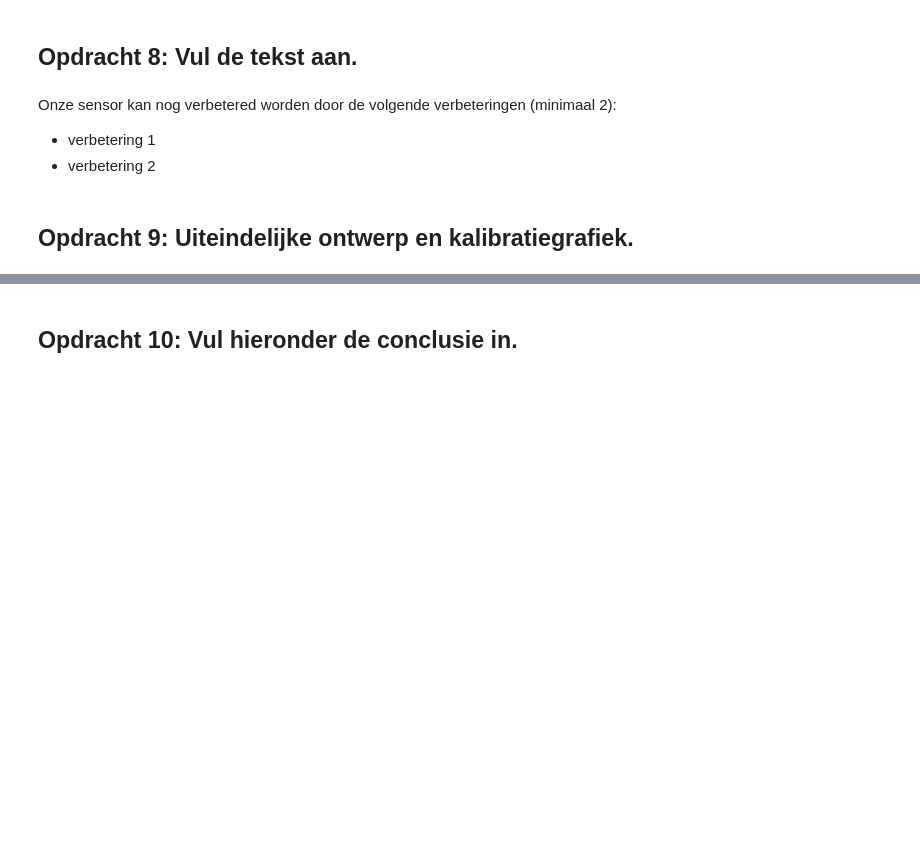
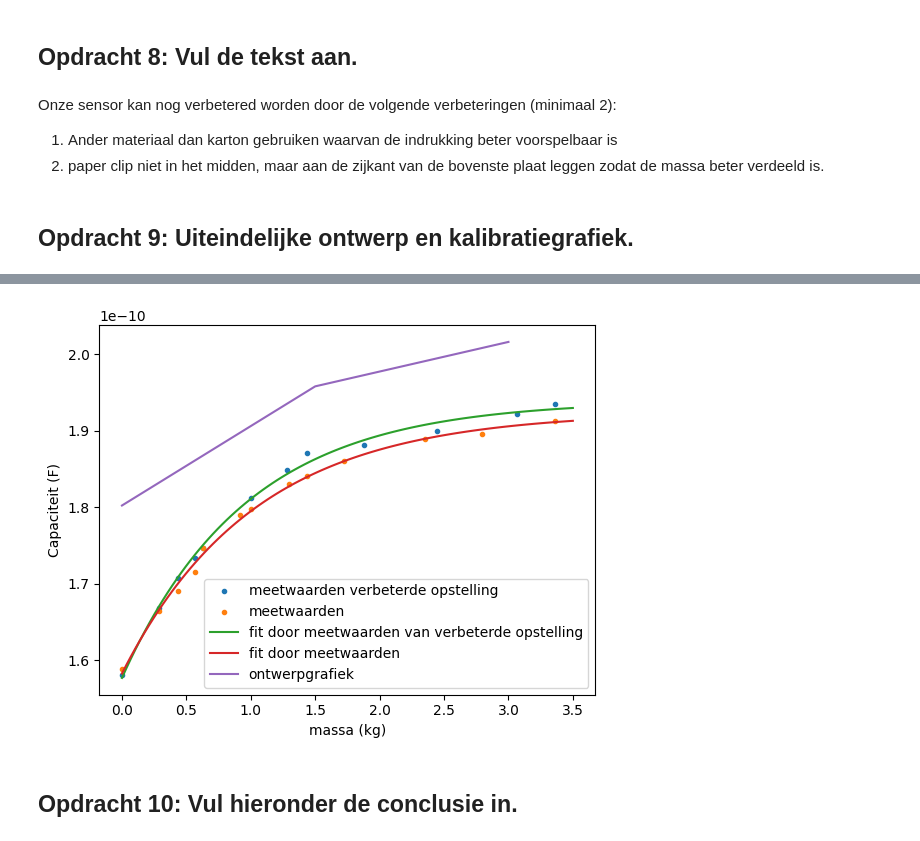
Before and after one commit to ebepolman-bit/opdrachten-DEF-D, a Jupyter notebook: FysiekeOntwerpopdrachten/2OntwerpEenSensorCondensator/DEFOntwerpopdracht2OntwerpEenSensorInvulTemplate.ipynb, the cells around one changed output, grey strips where cells are left out. Saved outputs shown, nothing was run; the diff lists cells and outputs as text; code cells hidden in the pictures; blank space fills up the shorter version.

```diff
--- a/FysiekeOntwerpopdrachten/2OntwerpEenSensorCondensator/DEFOntwerpopdracht2OntwerpEenSensorInvulTemplate.ipynb
+++ b/FysiekeOntwerpopdrachten/2OntwerpEenSensorCondensator/DEFOntwerpopdracht2OntwerpEenSensorInvulTemplate.ipynb
@@ -131,8 +163,8 @@ plt.plot(massas, Capaciteit, '.')
 # %% [markdown]
 Onze sensor kan nog verbetered worden door de volgende verbeteringen (minimaal 2):
 
-* verbetering 1
-* verbetering 2
+1. Ander materiaal dan karton gebruiken waarvan de indrukking beter voorspelbaar is
+2. paper clip niet in het midden, maar aan de zijkant van de bovenste plaat leggen zodat de massa beter verdeeld is.
 # %% [markdown]
 ## Opdracht 9: Uiteindelijke ontwerp en kalibratiegrafiek.
 # %% [markdown]
@@ -144,3 +173,36 @@ Onze sensor kan nog verbetered worden door de volgende verbeteringen (minimaal 2
+# %%
+# Plot hier je oorspronkelijke en je uiteindelijke kalibratiegrafieken, fit daar een bijpassende lijn door
+# en zet ook de verwachte ontwerpgrafiek erbij
+massa_verb = 1e-3*np.array([0, 288.6,627.7,436.8,567.4,436.8+567.4,288.6+426.8+567.4,1438.3,1438.3+436.8,1438.3+436.8+567.4,1438.3+436.8+567.4+627.7,1438.3+436.8+567.4+627.7+288.6])
+Cap_verb = 1e-12 * np.array([158.0, 166.8,174.7,170.7,173.4,181.2,184.9,187.1,188.2,190.0,192.2,193.5])
+
+plt.plot(massa_verb, Cap_verb, ".", label = "meetwaarden verbeterde opstelling")
+
+plt.plot(massas_ard,Cap_ard, ".", label = "meetwaarden")
+
+xtst = np.linspace(0,3.5,100)
+
+def fitfunc_verb(x, A, B, C):
+    return C + A*(1 - np.exp(-B*x))
+
+
+popt3, pcov3 = curve_fit(fitfunc_verb, massa_verb, Cap_verb,  maxfev=10000)
+
+plt.plot(xtst, fitfunc_verb(xtst, *popt3), label = "fit door meetwaarden van verbeterde opstelling")
+
+def fitfunc_ard(x, A, B, C):
+    return C + A*(1 - np.exp(-B*x))
+
+popt2, pcov2 = curve_fit(fitfunc_ard, massas_ard, Cap_ard, p0=(0.15, 1.0, 0.70), maxfev=10000)
+
+plt.plot(xtst, fitfunc_ard(xtst, *popt2), label = "fit door meetwaarden")
+plt.plot(massas_exp, vlakkeplaat(A_plaat, diktes, eps_pap), label = 'ontwerpgrafiek')
+plt.xlabel("massa (kg)")
+plt.ylabel("Capaciteit (F)")
+plt.legend()
+plt.show()
+# %% [output]
+[figure, added]
 # %% [markdown]
 ## Opdracht 10: Vul hieronder de conclusie in.
 # %% [markdown]
```
Also changed, not shown: parts of 5 cells of this notebook.
